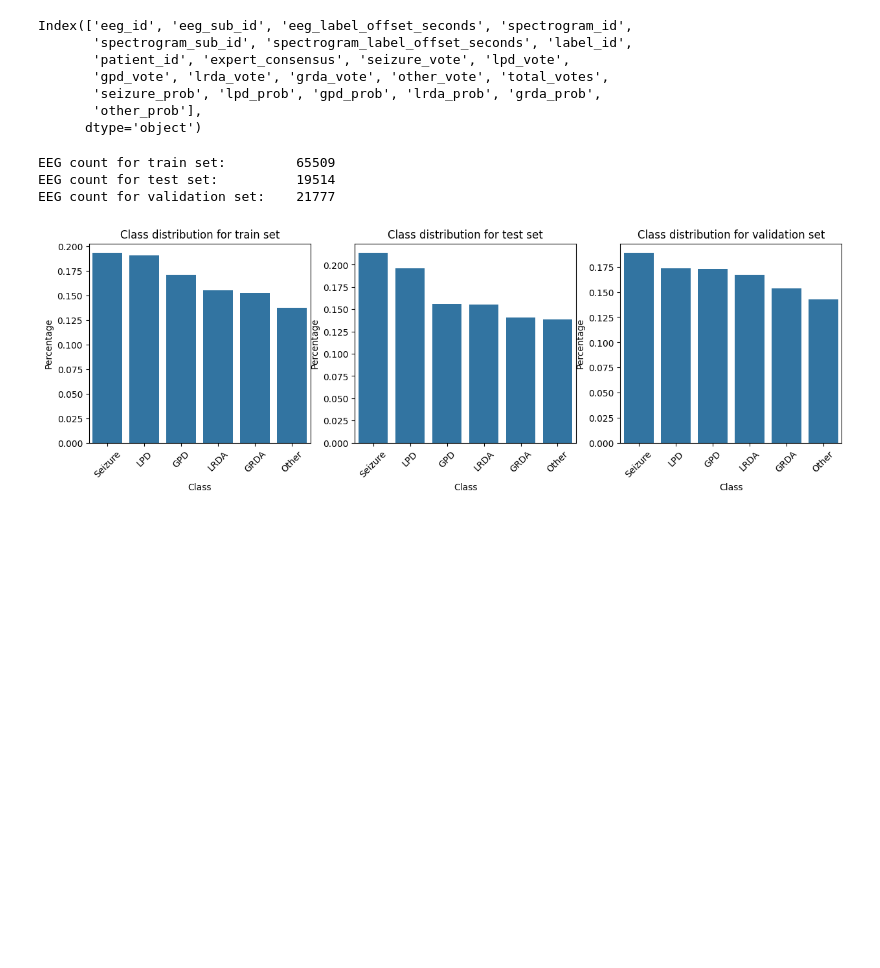
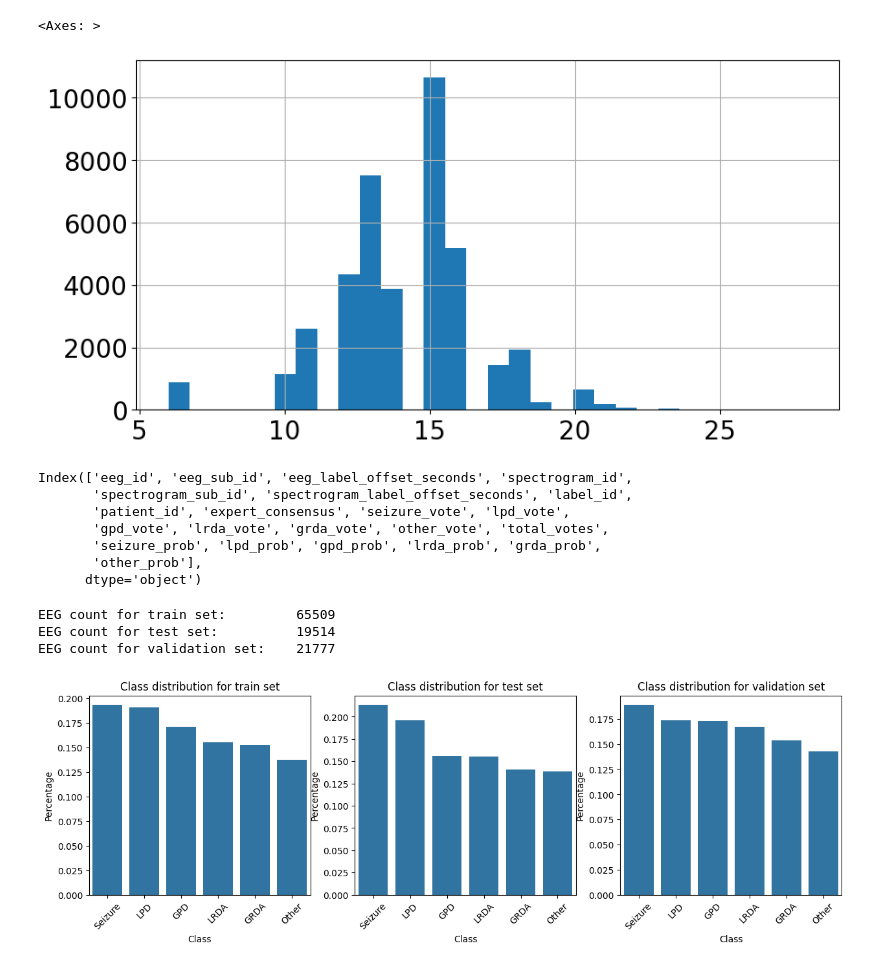
Before and after one commit to AmyRouillard/eegClassification, a Jupyter notebook: notebooks/EDA/EDA_votes.ipynb, the cells around one changed output. Drawn from its saved outputs; the diff is of its cells as text; code cells hidden in the pictures; blank space fills up the shorter version.

```diff
--- a/notebooks/EDA/EDA_votes.ipynb
+++ b/notebooks/EDA/EDA_votes.ipynb
@@ -1,3 +65,10 @@
+# %%
+# incease fig size
+plt.figure(figsize=(10, 5))
+df["total votes"].hist(bins=30)
+# %% [output]
+<Axes: >
+[figure, added]
 # %%
 # from google.colab import drive
 # drive.mount('/content/drive')
```
Also changed, not shown: parts of 8 cells of this notebook, 1 other file.
